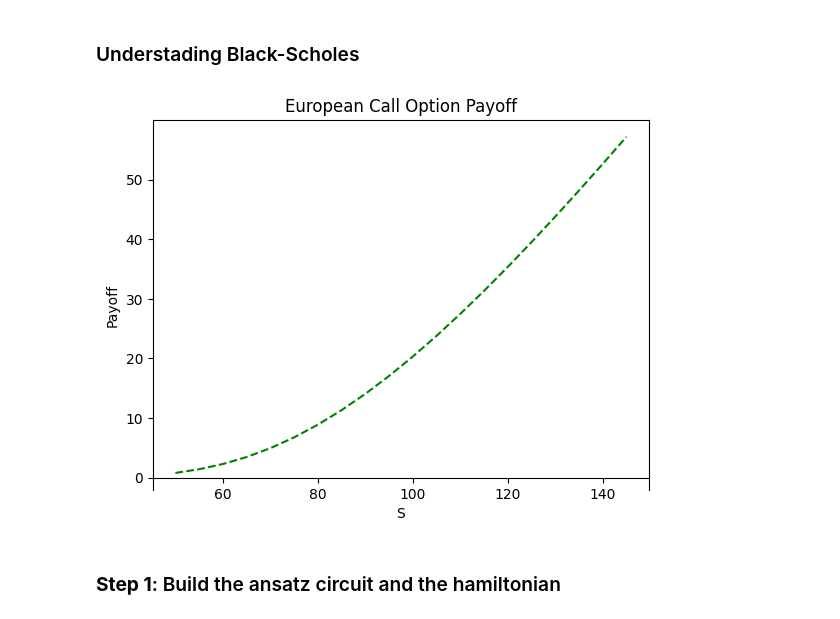
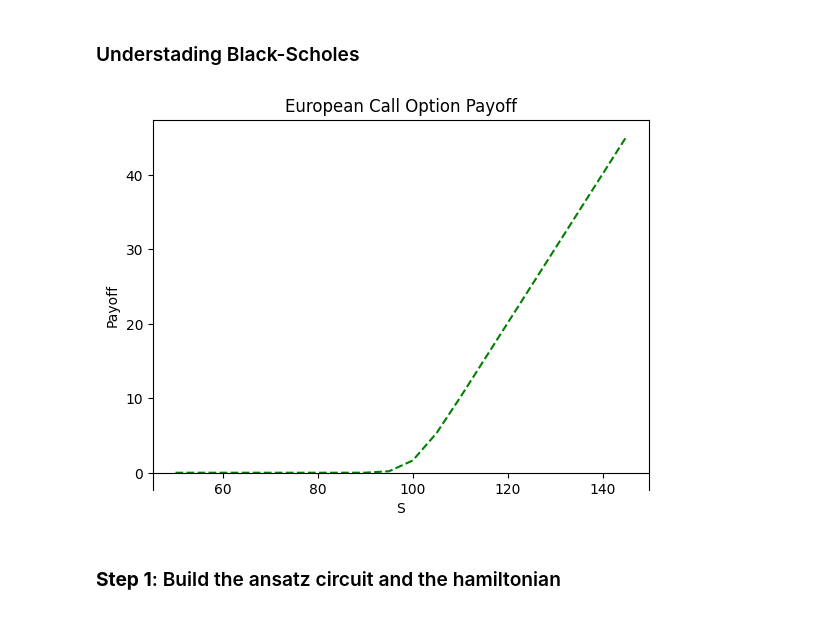
Before and after one commit to FelixXu35/Qisikit_Hackathon_BCN, a Jupyter notebook: Moodys_challenge_submission.ipynb, the cells around one changed output. Drawn from its saved outputs; the diff is of its cells as text; code cells hidden in the pictures.

```diff
--- a/Moodys_challenge_submission.ipynb
+++ b/Moodys_challenge_submission.ipynb
@@ -19,27 +24,27 @@ import step2
 # %%
 # Parameters
 K = 100 # strike price
 sigma = 0.4 # volatility in %
-T= 1
+T= 0.01
 r = 0.1
 Smin = 50
 Smax = 150
 
 #Define range of stock price
 S = np.arange(Smin,Smax,5)
 
 #Define the underlying strike price
 K = 100
 
 fig, ax = plt.subplots()
 ax.spines['bottom'].set_position('zero')
 ax.plot(S, step1.black_scholes_european_call_payoff(S, K, T, r, sigma), '--', color='g')
 plt.xlabel('S')
 plt.ylabel('Payoff')
 plt.title('European Call Option Payoff')
 plt.show()
 # %% [output]
-[figure, old version]
+[figure, new version]
 # %% [markdown]
 ### **Step 1**: Build the ansatz circuit and the hamiltonian
 # %% [markdown]
```
Also changed, not shown: parts of 8 cells of this notebook, 2 other files.
